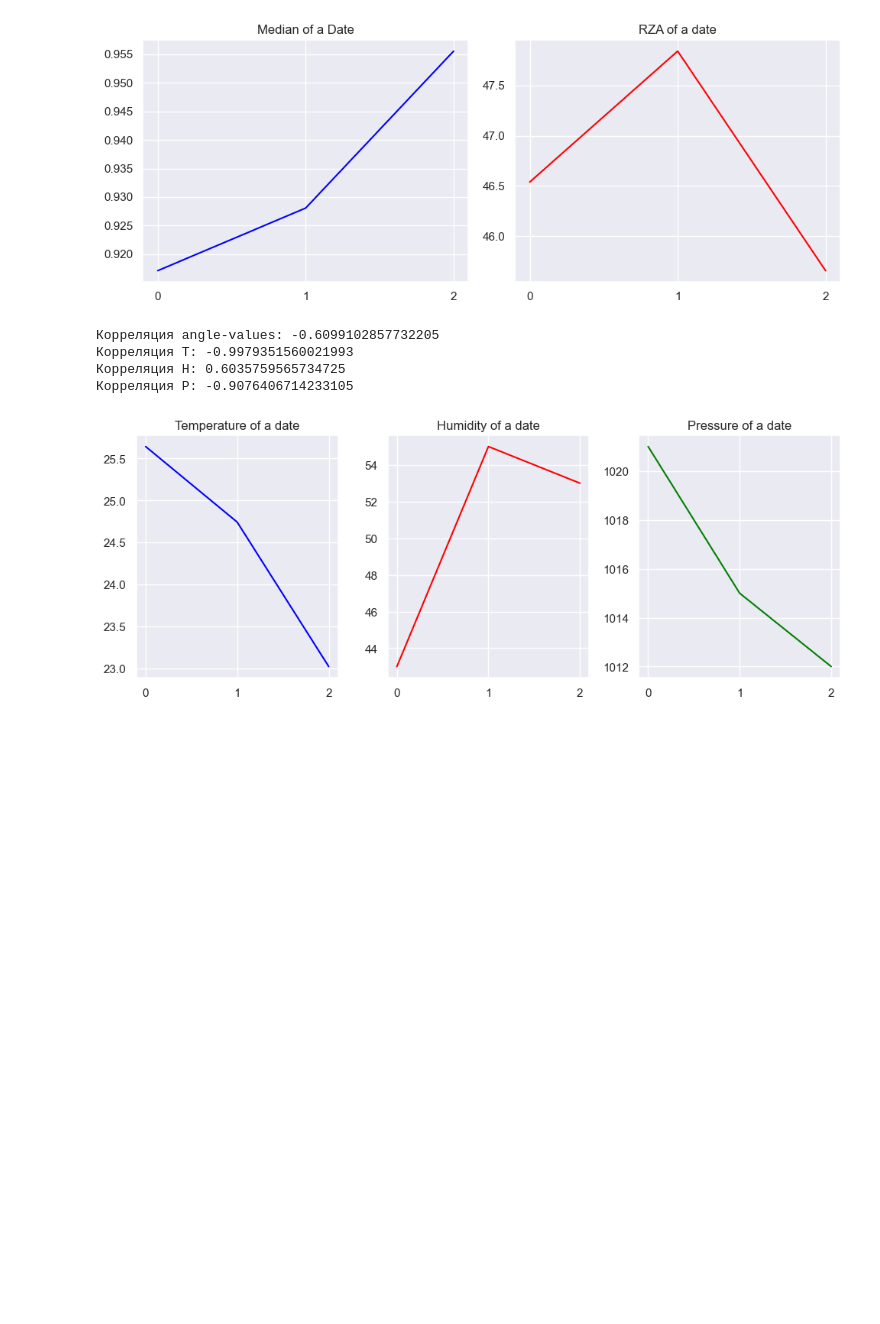
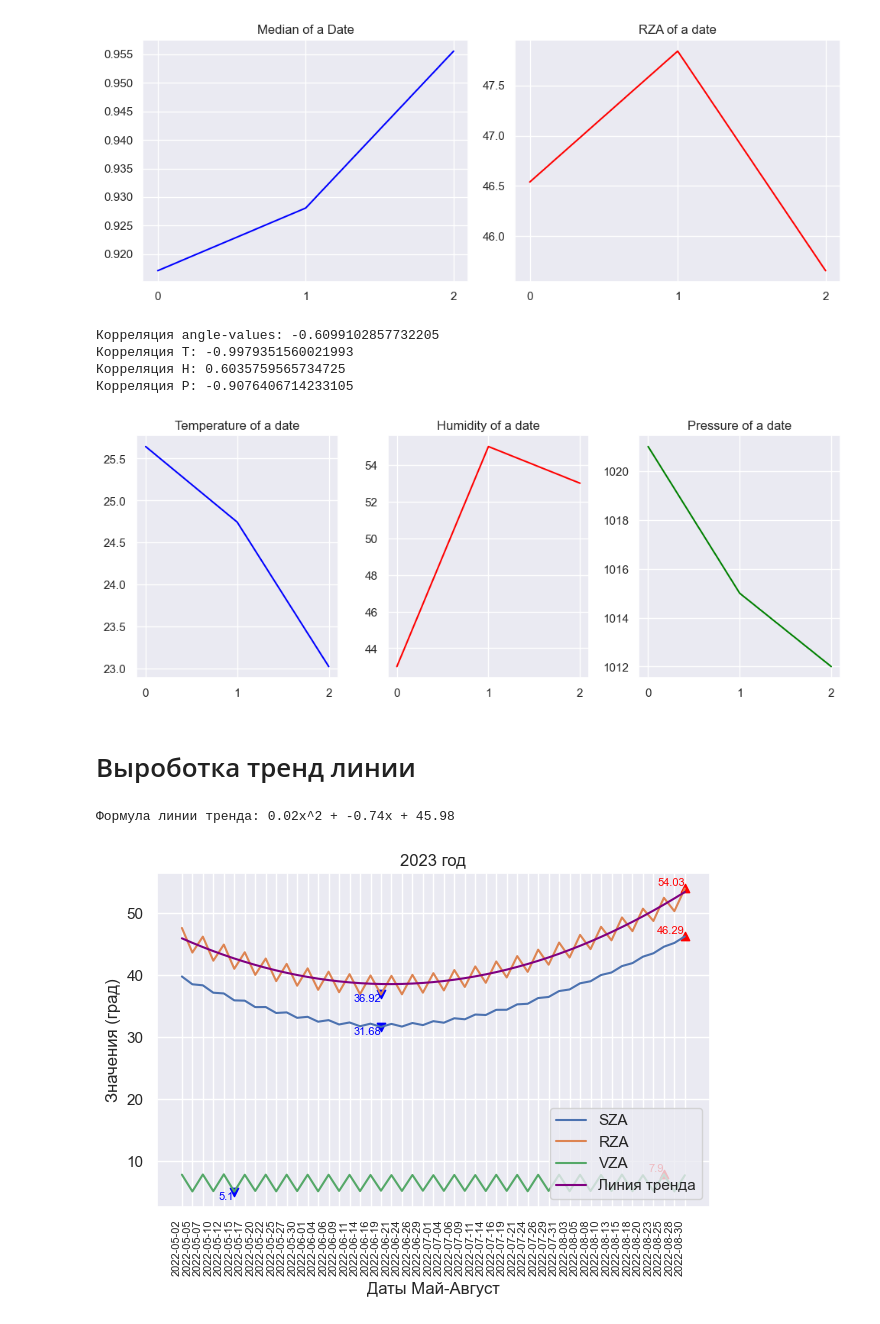
Before and after one commit to Yerlan999/CowsGPSTracker-KazATU, a Jupyter notebook: new_modules/SentinelHub Based Analysis (Sentinel 2 - L2A) (2022).ipynb, the cells around one changed output. Drawn from its saved outputs; the diff is of its cells as text; code cells hidden in the pictures; blank space fills up the shorter version.

Commit message:
working on completely new approach of angle handling 02. four years comparison

```diff
--- a/new_modules/SentinelHub Based Analysis (Sentinel 2 - L2A) (2022).ipynb
+++ b/new_modules/SentinelHub Based Analysis (Sentinel 2 - L2A) (2022).ipynb
@@ -1200,3 +1200,74 @@ plt.show()
 Корреляция H: 0.6035759565734725
 Корреляция P: -0.9076406714233105
 [figure]
+# %% [markdown]
+# Выроботка тренд линии
+# %%
+sun_zenith_angle = []
+view_zenith_angle = []
+
+for data in clear_date_dict.keys():
+    image_date = clear_date_dict[data]
+    sun_zenith_angle.append((aux_data[image_date][:, :, aux_data_dict["sunZenithAngles"]]).mean())
+    view_zenith_angle.append((aux_data[image_date][:, :, aux_data_dict["viewZenithMean"]]).mean())
+
+relative_zenith_angle = []
+for x, y in zip(sun_zenith_angle, view_zenith_angle):
+    relative_zenith_angle.append(x + y)
+
+relative_zenith_angle_diff = [relative_zenith_angle[i + 1] - relative_zenith_angle[i] for i in range(len(relative_zenith_angle) - 1)]
+
+# Convert dates to numerical values for plotting
+num_dates = np.arange(len(list(clear_date_dict.keys())))
+dates = list(clear_date_dict.keys())
+
+dates_diff = [dates[i + 1] + " - " + dates[i] for i in range(len(dates) - 1)]
+
+# Sample data
+list1 = sun_zenith_angle
+list2 = relative_zenith_angle
+list3 = view_zenith_angle
+
+# Plotting
+# Plotting
+plt.plot(num_dates, list1, label='SZA')
+plt.plot(num_dates, list2, label='RZA')
+plt.plot(num_dates, list3, label='VZA')
+
+# Highlight max and min values for each list
+for i, lst in enumerate([list1, list2, list3]):
+    max_val = float(max(lst))
+    min_val = float(min(lst))
+
+    max_index = np.argmax(lst)
+    min_index = np.argmin(lst)
+
+    # Scatter plot for max value
+    plt.scatter(max_index, max_val, color='red', marker='^')
+    # Scatter plot for min value
+    plt.scatter(min_index, min_val, color='blue', marker='v')
+
+    # Text annotations for max and min values
+    plt.text(max_index, max_val, f'{round(max_val, 2)}', ha='right', va='bottom', color='red', fontsize=8)
+    plt.text(min_index, min_val, f'{round(min_val, 2)}', ha='right', va='top', color='blue', fontsize=8)
+
+# Plot quadratic trend line for list2 (relative zenith angle)
+coeffs_quad = np.polyfit(num_dates, list2, 2)
+trend_line_quad = np.poly1d(coeffs_quad)(np.array(num_dates))
+plt.plot(num_dates, trend_line_quad, label=f'Линия тренда', color='purple')
+
+# Customize the plot
+plt.xticks(num_dates, dates, rotation=90, ha='right', fontsize=8)
+plt.xlabel('Даты Май-Август')
+plt.ylabel('Значения (град)')
+plt.title('2023 год')
+plt.legend(loc='lower right')
+
+# Adjust the layout
+plt.tight_layout()
+print(f'Формула линии тренда: {coeffs_quad[0]:.2f}x^2 + {coeffs_quad[1]:.2f}x + {coeffs_quad[2]:.2f}')
+# Show the plot
+plt.show()
+# %% [output]
+Формула линии тренда: 0.02x^2 + -0.74x + 45.98
+[figure, added]
```
Also changed, not shown: parts of 16 cells of this notebook.
